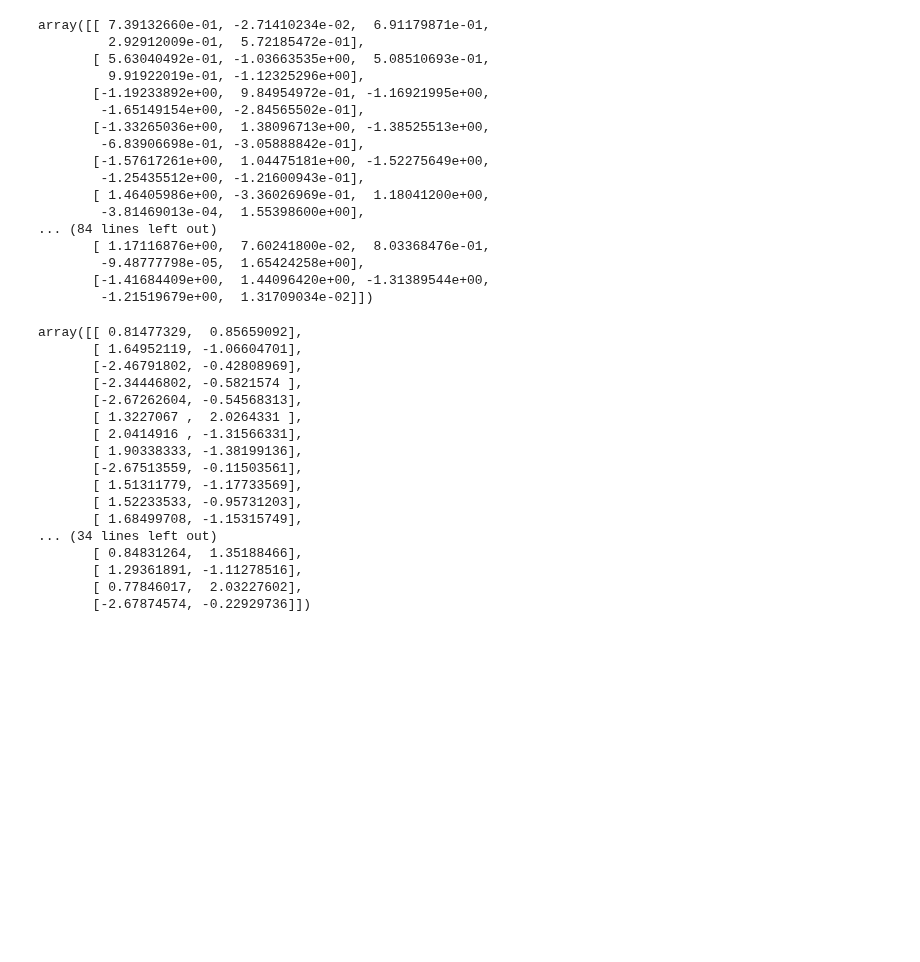
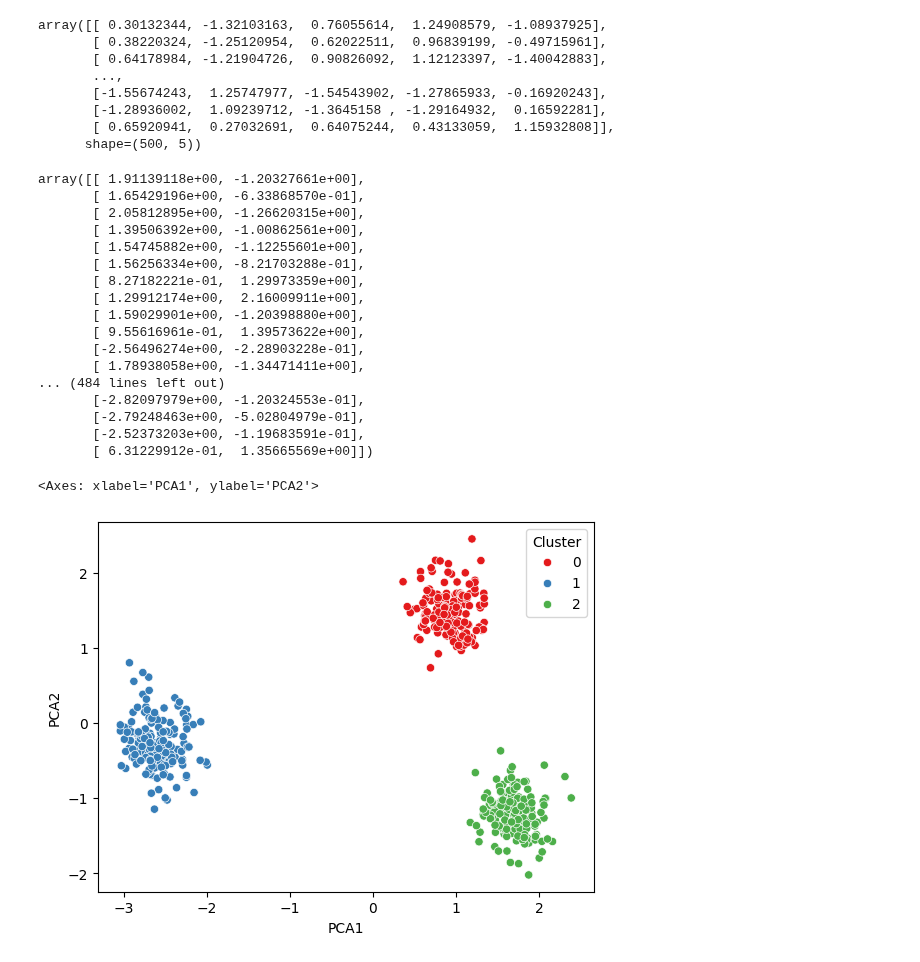
Before and after one commit to ankush262/Machine-learning, a Jupyter notebook: PCADimensions.ipynb, the cells around one changed output. Drawn from its saved outputs; the diff is of its cells as text; code cells hidden in the pictures; blank space fills up the shorter version.

Commit message:
PCA plot

```diff
--- a/PCADimensions.ipynb
+++ b/PCADimensions.ipynb
@@ -7,45 +8,44 @@ from sklearn.decomposition import PCA
 # %%
-X,y = make_blobs(n_samples=50, n_features=5, centers=3, cluster_std=1.5, random_state=4)
+X,y = make_blobs(n_samples=500, n_features=5, centers=3, cluster_std=1.5, random_state=4)
 X_scaled = StandardScaler().fit_transform(X)
 X_scaled
 # %% [output]
-array([[ 7.39132660e-01, -2.71410234e-02,  6.91179871e-01,
-         2.92912009e-01,  5.72185472e-01],
-       [ 5.63040492e-01, -1.03663535e+00,  5.08510693e-01,
-         9.91922019e-01, -1.12325296e+00],
-       [-1.19233892e+00,  9.84954972e-01, -1.16921995e+00,
-        -1.65149154e+00, -2.84565502e-01],
-       [-1.33265036e+00,  1.38096713e+00, -1.38525513e+00,
-        -6.83906698e-01, -3.05888842e-01],
-       [-1.57617261e+00,  1.04475181e+00, -1.52275649e+00,
-        -1.25435512e+00, -1.21600943e-01],
-       [ 1.46405986e+00, -3.36026969e-01,  1.18041200e+00,
-        -3.81469013e-04,  1.55398600e+00],
-... (84 lines left out)
-       [ 1.17116876e+00,  7.60241800e-02,  8.03368476e-01,
-        -9.48777798e-05,  1.65424258e+00],
-       [-1.41684409e+00,  1.44096420e+00, -1.31389544e+00,
-        -1.21519679e+00,  1.31709034e-02]])
+array([[ 0.30132344, -1.32103163,  0.76055614,  1.24908579, -1.08937925],
+       [ 0.38220324, -1.25120954,  0.62022511,  0.96839199, -0.49715961],
+       [ 0.64178984, -1.21904726,  0.90826092,  1.12123397, -1.40042883],
+       ...,
+       [-1.55674243,  1.25747977, -1.54543902, -1.27865933, -0.16920243],
+       [-1.28936002,  1.09239712, -1.3645158 , -1.29164932,  0.16592281],
+       [ 0.65920941,  0.27032691,  0.64075244,  0.43133059,  1.15932808]],
+      shape=(500, 5))
 # %%
 pca = PCA(n_components=2)
 X_pca = pca.fit_transform(X_scaled)
 # %%
 X_pca
 # %% [output]
-array([[ 0.81477329,  0.85659092],
-       [ 1.64952119, -1.06604701],
-       [-2.46791802, -0.42808969],
-       [-2.34446802, -0.5821574 ],
-       [-2.67262604, -0.54568313],
-       [ 1.3227067 ,  2.0264331 ],
-       [ 2.0414916 , -1.31566331],
-       [ 1.90338333, -1.38199136],
-       [-2.67513559, -0.11503561],
-       [ 1.51311779, -1.17733569],
-       [ 1.52233533, -0.95731203],
-       [ 1.68499708, -1.15315749],
-... (34 lines left out)
-       [ 0.84831264,  1.35188466],
-       [ 1.29361891, -1.11278516],
-       [ 0.77846017,  2.03227602],
-       [-2.67874574, -0.22929736]])
+array([[ 1.91139118e+00, -1.20327661e+00],
+       [ 1.65429196e+00, -6.33868570e-01],
+       [ 2.05812895e+00, -1.26620315e+00],
+       [ 1.39506392e+00, -1.00862561e+00],
+       [ 1.54745882e+00, -1.12255601e+00],
+       [ 1.56256334e+00, -8.21703288e-01],
+       [ 8.27182221e-01,  1.29973359e+00],
+       [ 1.29912174e+00,  2.16009911e+00],
+       [ 1.59029901e+00, -1.20398880e+00],
+       [ 9.55616961e-01,  1.39573622e+00],
+       [-2.56496274e+00, -2.28903228e-01],
+       [ 1.78938058e+00, -1.34471411e+00],
+... (484 lines left out)
+       [-2.82097979e+00, -1.20324553e-01],
+       [-2.79248463e+00, -5.02804979e-01],
+       [-2.52373203e+00, -1.19683591e-01],
+       [ 6.31229912e-01,  1.35665569e+00]])
+# %%
+df_pca = pd.DataFrame(X_pca, columns=['PCA1', 'PCA2'])
+df_pca['Cluster'] = y
+# %%
+sns.scatterplot(data = df_pca, x='PCA1', y='PCA2', hue='Cluster', palette='Set1')
+# %% [output]
+<Axes: xlabel='PCA1', ylabel='PCA2'>
+[figure, added]
```
Also changed, not shown: parts of 1 cell of this notebook.
